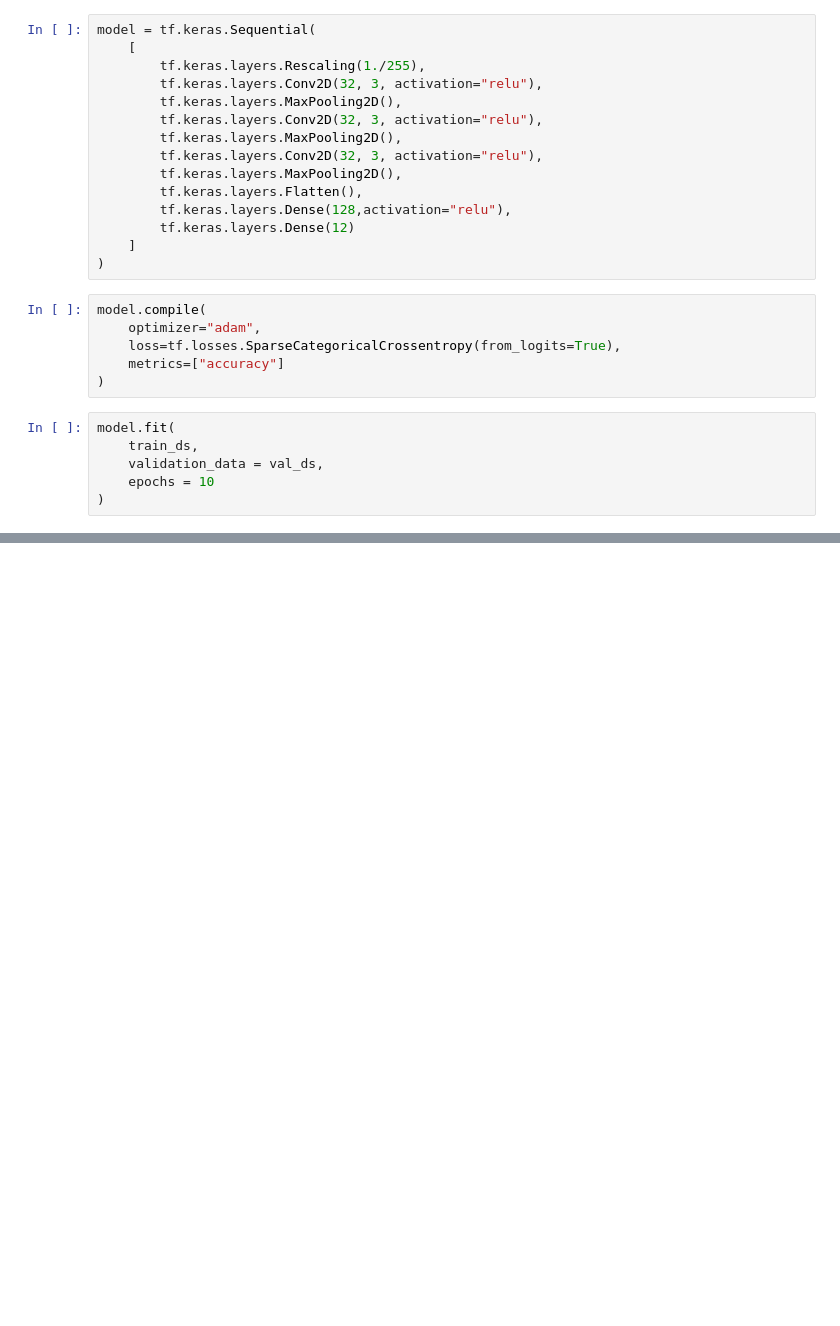
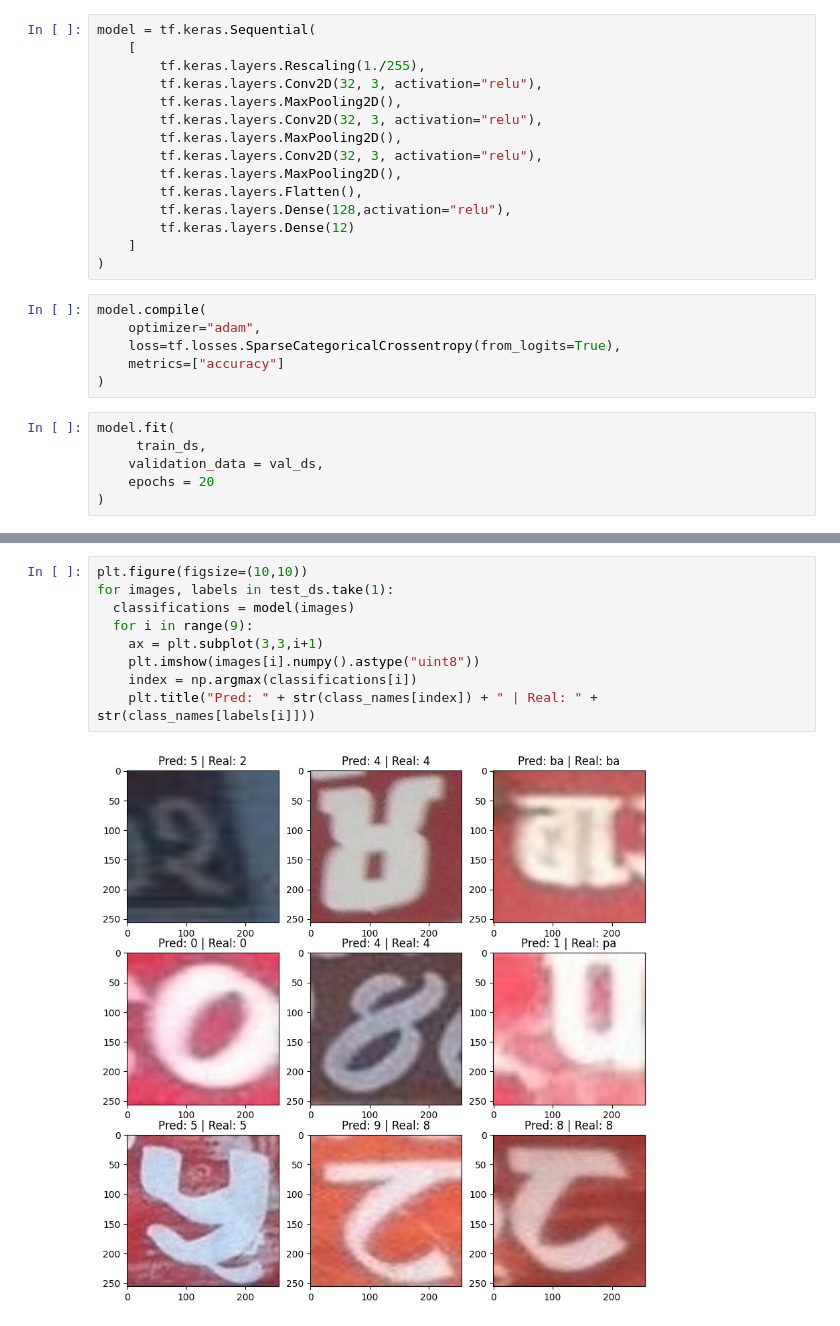
Before and after one commit to gaurovgiri/LicensePlateClassifier, a Jupyter notebook: classifying.ipynb, the cells around one changed output, grey strips where cells are left out. Cells and saved outputs as stored; diff of their text form; blank space fills up the shorter version.

```diff
--- a/classifying.ipynb
+++ b/classifying.ipynb
@@ -94,8 +91,8 @@ model.compile(
 )
 # %%
 model.fit(
-    train_ds,
+     train_ds,
     validation_data = val_ds,
-    epochs = 10
+    epochs = 20
 )
 # %% [output]
@@ -109,0 +120,11 @@ Error:
+# %%
+plt.figure(figsize=(10,10))
+for images, labels in test_ds.take(1):
+  classifications = model(images)
+  for i in range(9):
+    ax = plt.subplot(3,3,i+1)
+    plt.imshow(images[i].numpy().astype("uint8"))
+    index = np.argmax(classifications[i])
+    plt.title("Pred: " + str(class_names[index]) + " | Real: " + str(class_names[labels[i]]))
+# %% [output]
+[figure, added]
```
Also changed, not shown: parts of 5 cells of this notebook.
